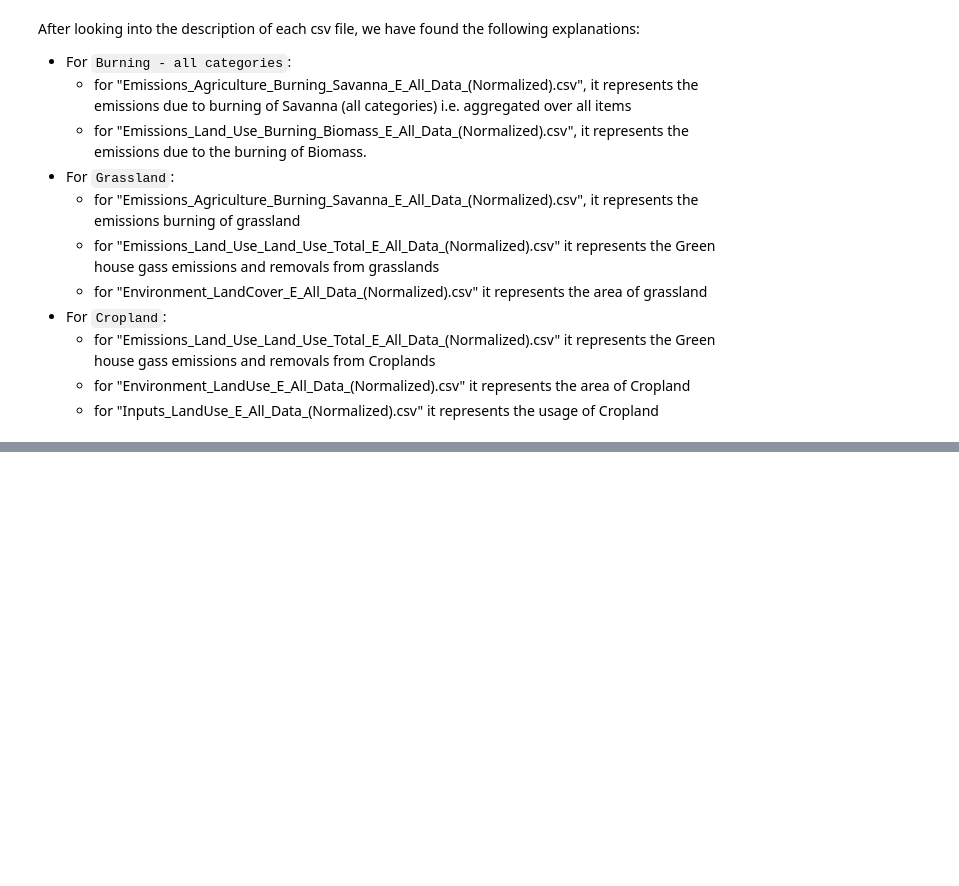
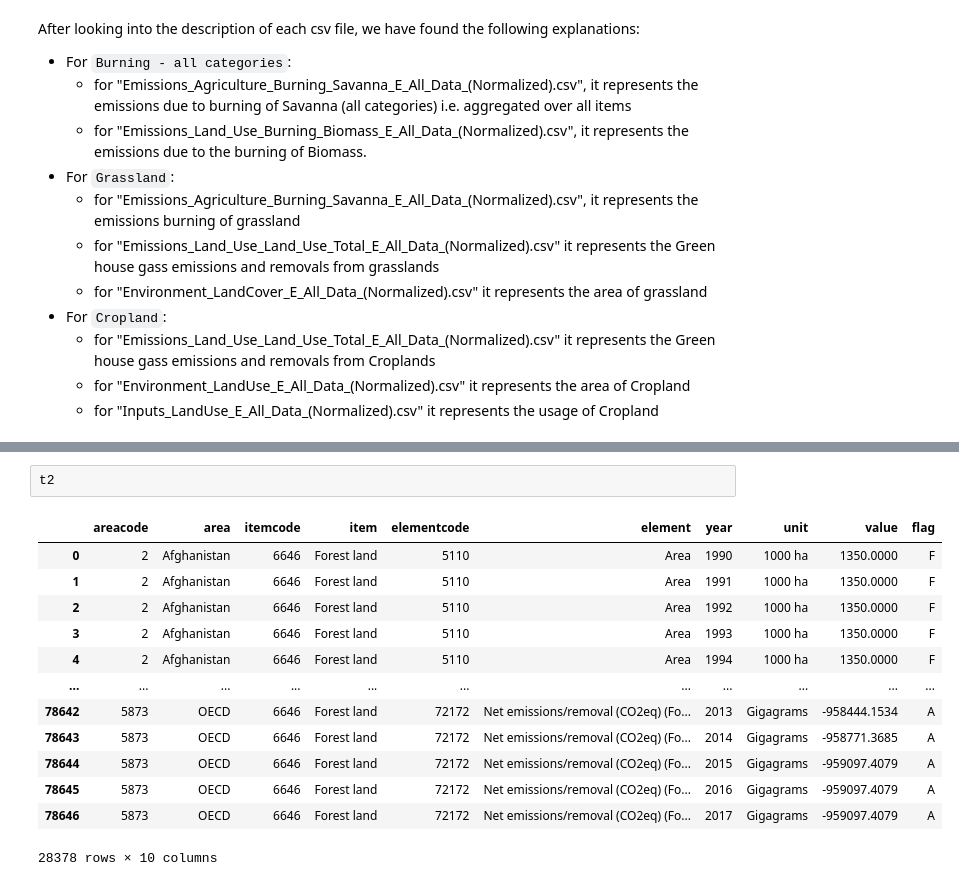
Before and after one commit to ChatPerche/ADA_Project, a Jupyter notebook: Milestone_2.ipynb, the cells around one changed output, grey strips where cells are left out. Saved outputs shown, nothing was run; the diff lists cells and outputs as text; blank space fills up the shorter version.

```diff
--- a/Milestone_2.ipynb
+++ b/Milestone_2.ipynb
@@ -403,0 +480,16 @@ After looking into the description of each csv file, we have found the following
+# %%
+t2
+# %% [output]
+|  | areacode | area | itemcode | item | elementcode | element | year | unit | value | flag |
+| 0 | 2 | Afghanistan | 6646 | Forest land | 5110 | Area | 1990 | 1000 ha | 1350.0000 | F |
+| 1 | 2 | Afghanistan | 6646 | Forest land | 5110 | Area | 1991 | 1000 ha | 1350.0000 | F |
+| 2 | 2 | Afghanistan | 6646 | Forest land | 5110 | Area | 1992 | 1000 ha | 1350.0000 | F |
+| 3 | 2 | Afghanistan | 6646 | Forest land | 5110 | Area | 1993 | 1000 ha | 1350.0000 | F |
+| 4 | 2 | Afghanistan | 6646 | Forest land | 5110 | Area | 1994 | 1000 ha | 1350.0000 | F |
+| ... | ... | ... | ... | ... | ... | ... | ... | ... | ... | ... |
+| 78642 | 5873 | OECD | 6646 | Forest land | 72172 | Net emissions/removal (CO2eq) (Fo... | 2013 | Gigagrams | -958444.1534 | A |
+| 78643 | 5873 | OECD | 6646 | Forest land | 72172 | Net emissions/removal (CO2eq) (Fo... | 2014 | Gigagrams | -958771.3685 | A |
+| 78644 | 5873 | OECD | 6646 | Forest land | 72172 | Net emissions/removal (CO2eq) (Fo... | 2015 | Gigagrams | -959097.4079 | A |
+| 78645 | 5873 | OECD | 6646 | Forest land | 72172 | Net emissions/removal (CO2eq) (Fo... | 2016 | Gigagrams | -959097.4079 | A |
+| 78646 | 5873 | OECD | 6646 | Forest land | 72172 | Net emissions/removal (CO2eq) (Fo... | 2017 | Gigagrams | -959097.4079 | A |
+28378 rows × 10 columns
```
Also changed, not shown: parts of 20 cells of this notebook, 1 other file.
